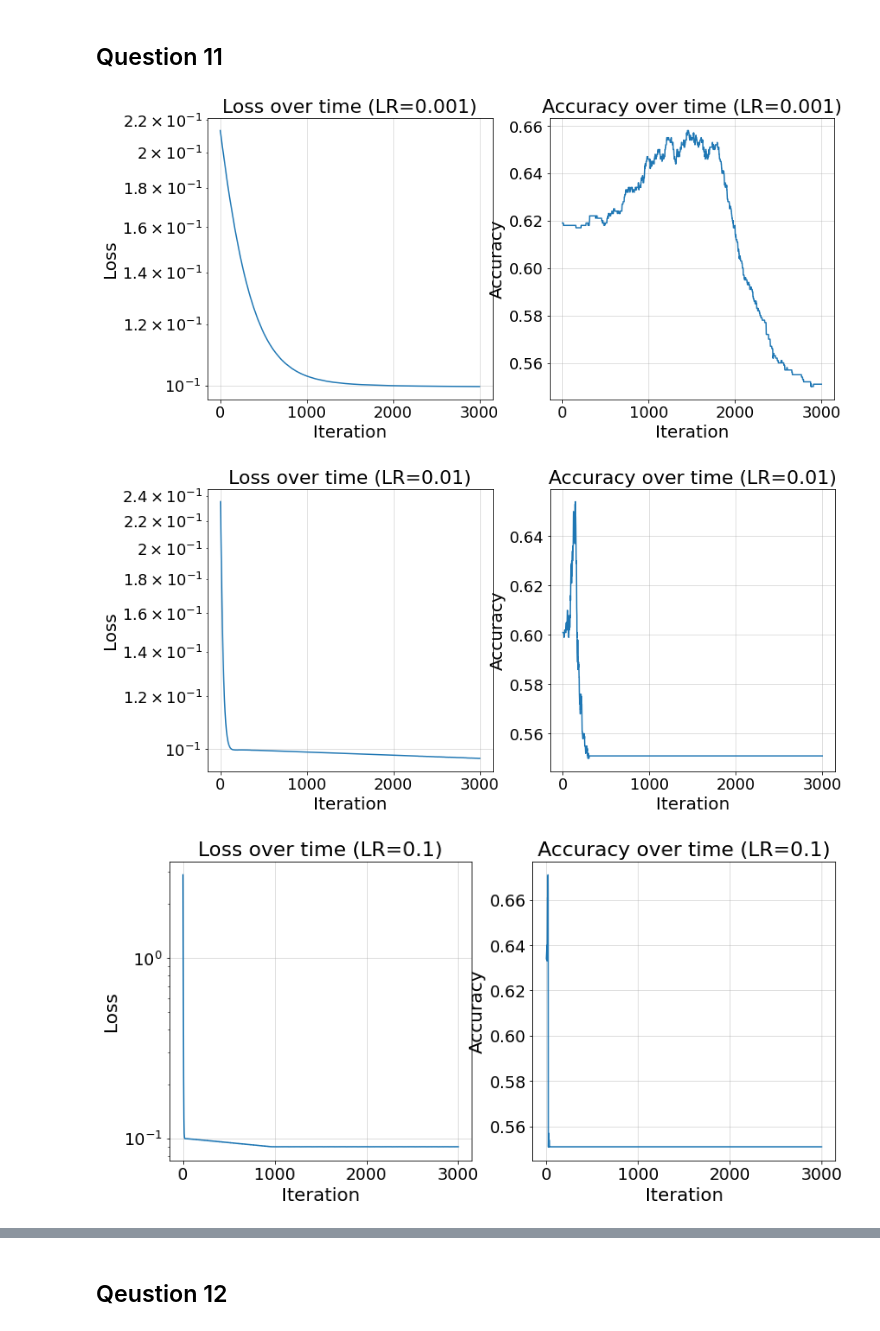
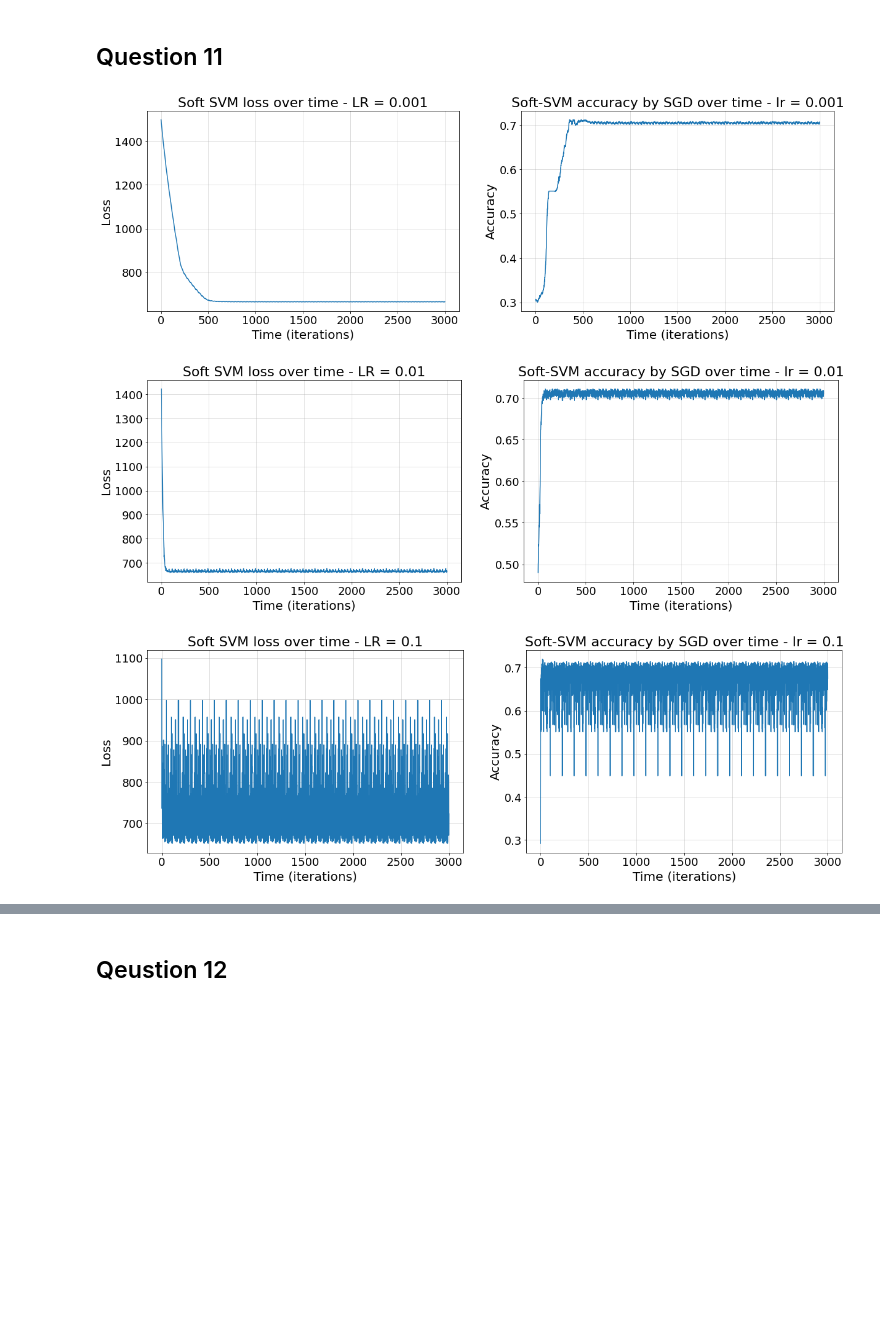
Before and after one commit to Ofir-Manor/Long2, a Jupyter notebook: 311288203_316084623.ipynb, the cells around one changed output, grey strips where cells are left out. Saved outputs shown, nothing was run; the diff lists cells and outputs as text; code cells hidden in the pictures; blank space fills up the shorter version.

```diff
--- a/311288203_316084623.ipynb
+++ b/311288203_316084623.ipynb
@@ -56,19 +62,13 @@ pylab.rcParams.update(params)
 # %%
 #@title Loading the dataset and the code files:
 
-# load prepare.py:
+# load all your python files:
 !rm *.py
 from google.colab import files
-print("Please load prepare.py")
+print("Please load all your python files as following:")
+print("prepare.py,  visualize_clf.py,  SoftSVM.py,  verify_gradients.py.")
 uploadedData = files.upload()
 filename = list(uploadedData)[0]
-
-# load visualize_clf.py:
-from google.colab import files
-print("Please load visualize_clf.py")
-uploadedData = files.upload()
-filename = list(uploadedData)[0]
-
 
 # load the csv file:
 !rm *.csv
@@ -412,15 +664,17 @@ compare_gradients(train_mod_x, train_mod_y, deltas=np.logspace(-9, -1, 12))
 # %% [markdown]
 ## Question 11
 # %%
+#@title Plot the graphs for the learning rates in np.logspace(-3, 0, 4):
+
 for lr in np.logspace(-3, 0, 4):
-  clf = SoftSVM(C=0.1, lr=lr)
+  clf = SoftSVM(C=1, lr=lr)
   losses, accuracies = clf.fit_with_logs(train_mod_x, train_mod_y, max_iter=3000)
-  plt.figure(figsize=(13, 6))
-  plt.subplot(121), plt.grid(alpha=0.5), plt.title (f"Loss over time (LR={lr})")
-  plt.semilogy(losses), plt.xlabel("Iteration"), plt.ylabel("Loss")
-  plt.subplot(122), plt.grid(alpha=0.5), plt.title (f"Accuracy over time (LR={lr})")
-  plt.plot(accuracies), plt.xlabel("Iteration"), plt.ylabel("Accuracy")
+  plt.figure(figsize=(20, 6))
+  plt.subplot(121), plt.grid(alpha=0.5), plt.title (f"Soft SVM loss over time - LR = {lr}")
+  plt.plot(losses), plt.xlabel("Time (iterations)"), plt.ylabel("Loss")
+  plt.subplot(122), plt.grid(alpha=0.5), plt.title (f"Soft-SVM accuracy by SGD over time - lr = {lr}")
+  plt.plot(accuracies), plt.xlabel("Time (iterations)"), plt.ylabel("Accuracy")
 # %% [output]
-[figure, old version]
+[figure, new version]
-[figure, old version]
+[figure, new version]
-[figure, old version]
+[figure, new version]
```
Also changed, not shown: parts of 33 cells of this notebook.
